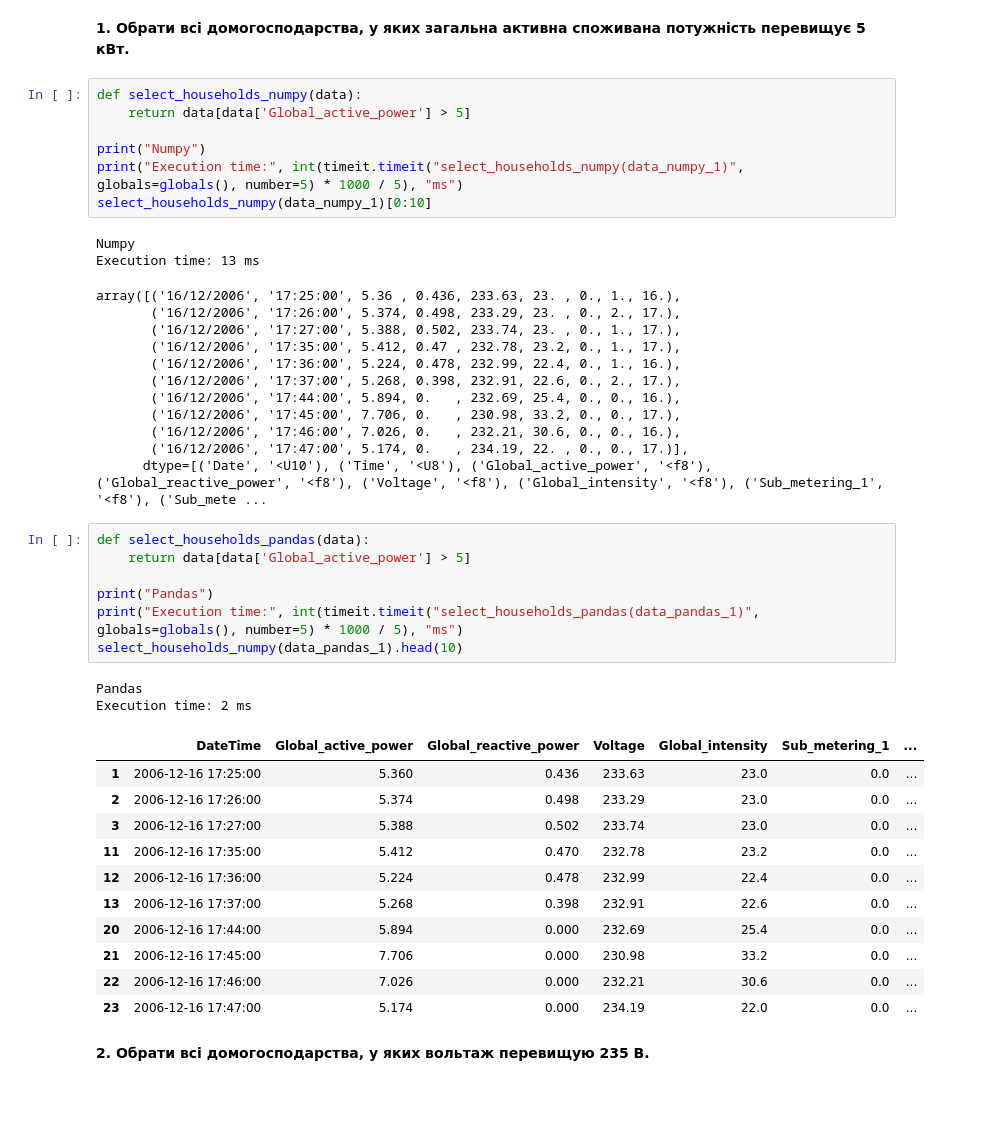
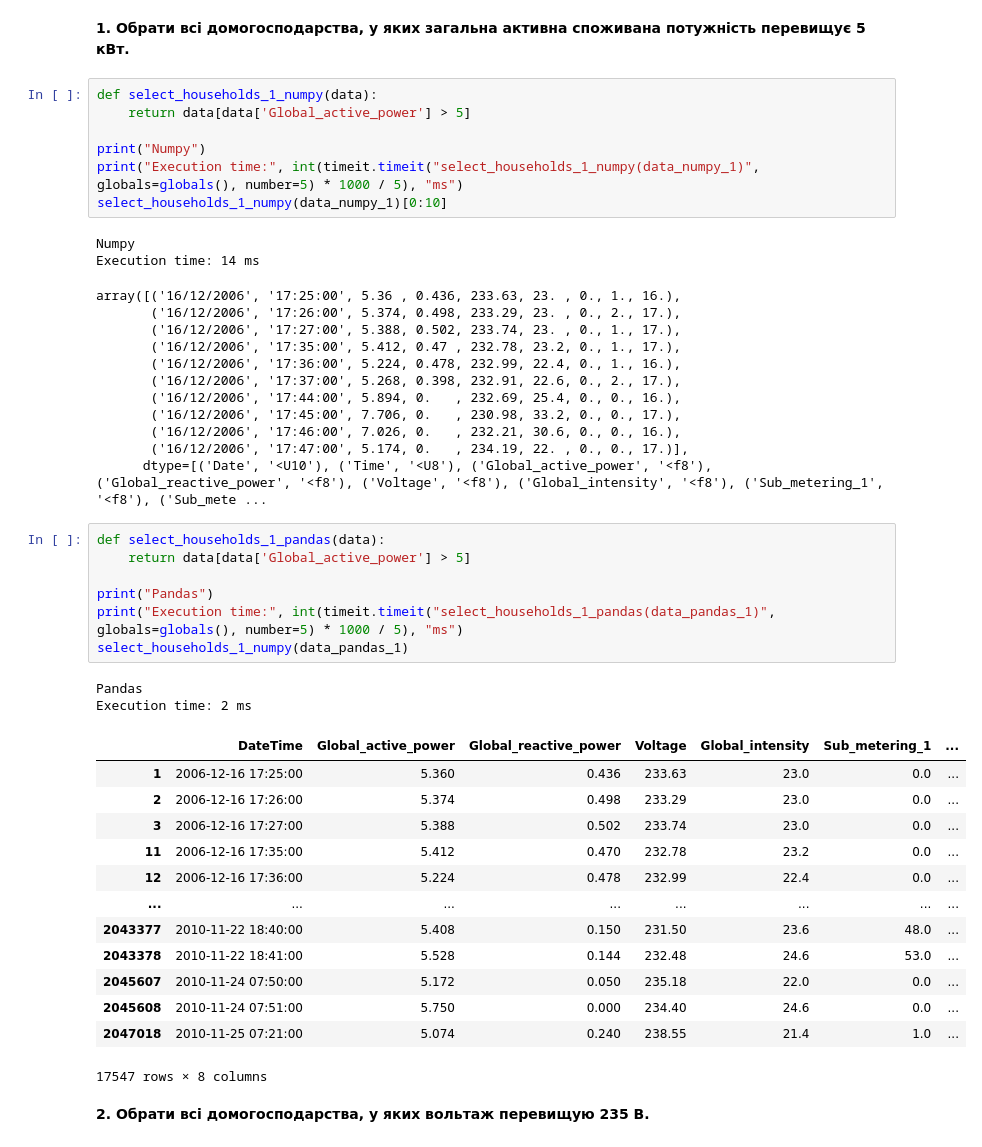
Before and after one commit to kI0ums/AD, a Jupyter notebook: lab4/lab4.ipynb, the cells around one changed output. Cells and saved outputs as stored; diff of their text form; blank space fills up the shorter version.

```diff
--- a/lab4/lab4.ipynb
+++ b/lab4/lab4.ipynb
@@ -124,15 +122,15 @@ array([('16/12/2006', '17:24:00', 4.216, 0.418, 234.84, 18.4, 0., 1., 17.),
 # %% [markdown]
 <b>1. Обрати всі домогосподарства, у яких загальна активна споживана потужність перевищує 5 кВт.</b>
 # %%
-def select_households_numpy(data):
+def select_households_1_numpy(data):
     return data[data['Global_active_power'] > 5]
 
 print("Numpy")
-print("Execution time:", int(timeit.timeit("select_households_numpy(data_numpy_1)", globals=globals(), number=5) * 1000 / 5), "ms")
-select_households_numpy(data_numpy_1)[0:10]
+print("Execution time:", int(timeit.timeit("select_households_1_numpy(data_numpy_1)", globals=globals(), number=5) * 1000 / 5), "ms")
+select_households_1_numpy(data_numpy_1)[0:10]
 # %% [output]
 Numpy
-Execution time: 13 ms
+Execution time: 14 ms
 array([('16/12/2006', '17:25:00', 5.36 , 0.436, 233.63, 23. , 0., 1., 16.),
        ('16/12/2006', '17:26:00', 5.374, 0.498, 233.29, 23. , 0., 2., 17.),
        ('16/12/2006', '17:27:00', 5.388, 0.502, 233.74, 23. , 0., 1., 17.),
@@ -145,26 +143,28 @@ array([('16/12/2006', '17:25:00', 5.36 , 0.436, 233.63, 23. , 0., 1., 16.),
        ('16/12/2006', '17:47:00', 5.174, 0.   , 234.19, 22. , 0., 0., 17.)],
       dtype=[('Date', '<U10'), ('Time', '<U8'), ('Global_active_power', '<f8'), ('Global_reactive_power', '<f8'), ('Voltage', '<f8'), ('Global_intensity', '<f8'), ('Sub_metering_1', '<f8'), ('Sub_mete ...
 # %%
-def select_households_pandas(data):
+def select_households_1_pandas(data):
     return data[data['Global_active_power'] > 5]
 
 print("Pandas")
-print("Execution time:", int(timeit.timeit("select_households_pandas(data_pandas_1)", globals=globals(), number=5) * 1000 / 5), "ms")
-select_households_numpy(data_pandas_1).head(10)
+print("Execution time:", int(timeit.timeit("select_households_1_pandas(data_pandas_1)", globals=globals(), number=5) * 1000 / 5), "ms")
+select_households_1_numpy(data_pandas_1)
 # %% [output]
 Pandas
 Execution time: 2 ms
 |  | DateTime | Global_active_power | Global_reactive_power | Voltage | Global_intensity | Sub_metering_1 | ... |
 | 1 | 2006-12-16 17:25:00 | 5.360 | 0.436 | 233.63 | 23.0 | 0.0 | ... |
 | 2 | 2006-12-16 17:26:00 | 5.374 | 0.498 | 233.29 | 23.0 | 0.0 | ... |
 | 3 | 2006-12-16 17:27:00 | 5.388 | 0.502 | 233.74 | 23.0 | 0.0 | ... |
 | 11 | 2006-12-16 17:35:00 | 5.412 | 0.470 | 232.78 | 23.2 | 0.0 | ... |
 | 12 | 2006-12-16 17:36:00 | 5.224 | 0.478 | 232.99 | 22.4 | 0.0 | ... |
-| 13 | 2006-12-16 17:37:00 | 5.268 | 0.398 | 232.91 | 22.6 | 0.0 | ... |
-| 20 | 2006-12-16 17:44:00 | 5.894 | 0.000 | 232.69 | 25.4 | 0.0 | ... |
-| 21 | 2006-12-16 17:45:00 | 7.706 | 0.000 | 230.98 | 33.2 | 0.0 | ... |
-| 22 | 2006-12-16 17:46:00 | 7.026 | 0.000 | 232.21 | 30.6 | 0.0 | ... |
-| 23 | 2006-12-16 17:47:00 | 5.174 | 0.000 | 234.19 | 22.0 | 0.0 | ... |
+| ... | ... | ... | ... | ... | ... | ... | ... |
+| 2043377 | 2010-11-22 18:40:00 | 5.408 | 0.150 | 231.50 | 23.6 | 48.0 | ... |
+| 2043378 | 2010-11-22 18:41:00 | 5.528 | 0.144 | 232.48 | 24.6 | 53.0 | ... |
+| 2045607 | 2010-11-24 07:50:00 | 5.172 | 0.050 | 235.18 | 22.0 | 0.0 | ... |
+| 2045608 | 2010-11-24 07:51:00 | 5.750 | 0.000 | 234.40 | 24.6 | 0.0 | ... |
+| 2047018 | 2010-11-25 07:21:00 | 5.074 | 0.240 | 238.55 | 21.4 | 1.0 | ... |
+17547 rows × 8 columns
 # %% [markdown]
 <b>2. Обрати всі домогосподарства, у яких вольтаж перевищую 235 В.</b>
 # %%
```
Also changed, not shown: parts of 15 cells of this notebook.
